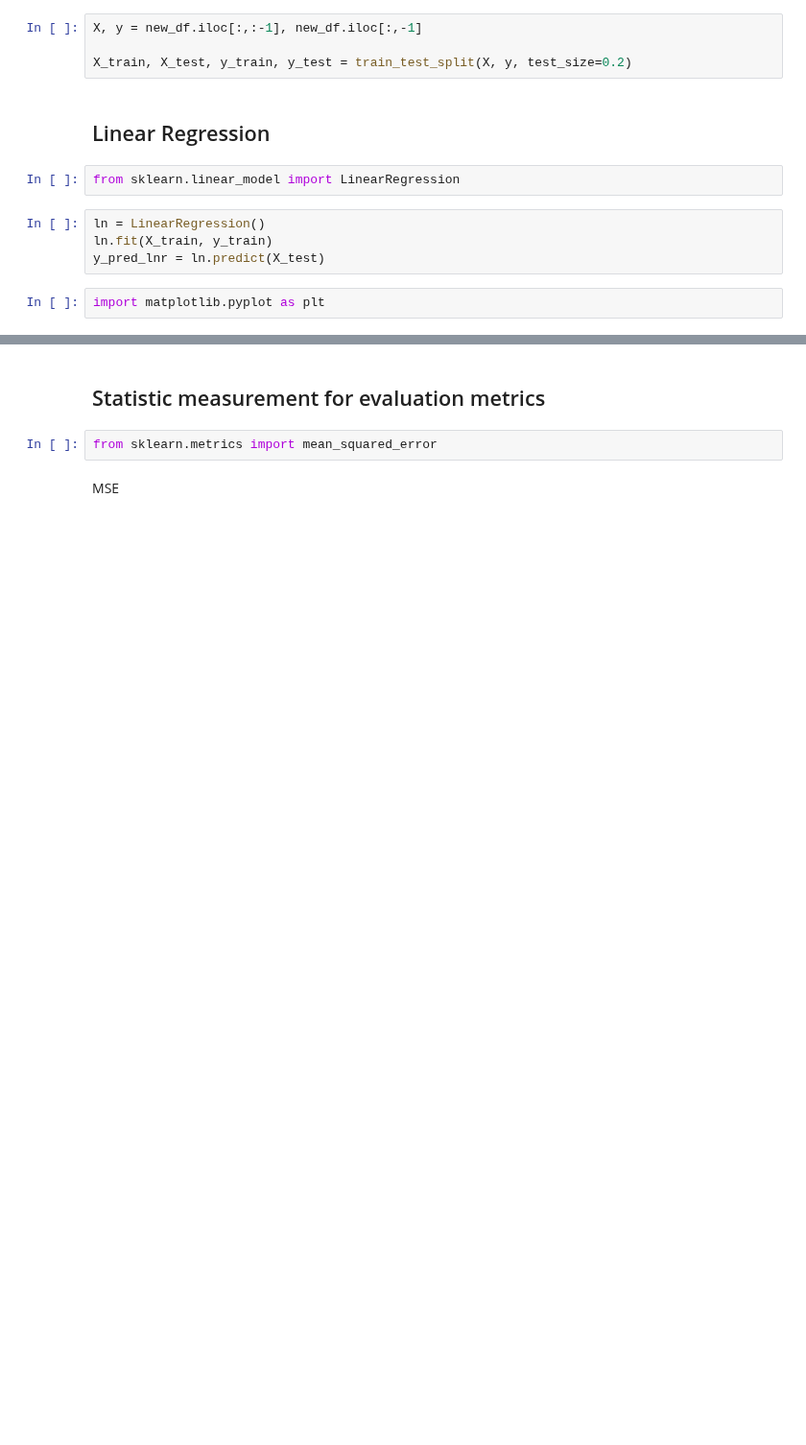
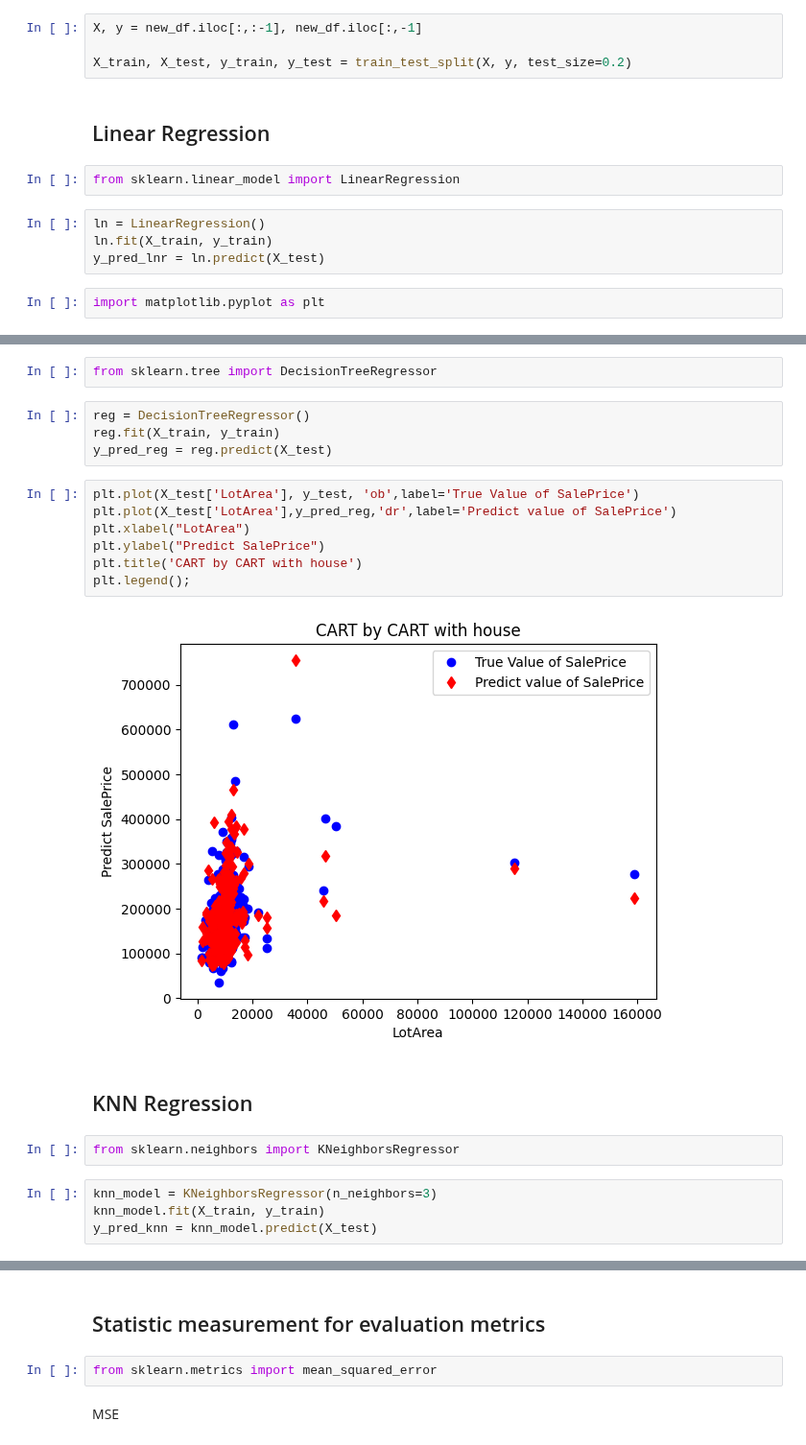
Before and after one commit to sitthatkaja/DPDM2023, a Jupyter notebook: dpdm23_final.ipynb, the cells around one changed output, grey strips where cells are left out. Shown at 96% size. Saved outputs shown, nothing was run; the diff lists cells and outputs as text; blank space fills up the shorter version.

```diff
--- a/dpdm23_final.ipynb
+++ b/dpdm23_final.ipynb
@@ -117,0 +135,23 @@ plt.legend();
+# %%
+from sklearn.tree import DecisionTreeRegressor
+# %%
+reg = DecisionTreeRegressor()
+reg.fit(X_train, y_train)
+y_pred_reg = reg.predict(X_test)
+# %%
+plt.plot(X_test['LotArea'], y_test, 'ob',label='True Value of SalePrice')
+plt.plot(X_test['LotArea'],y_pred_reg,'dr',label='Predict value of SalePrice')
+plt.xlabel("LotArea")
+plt.ylabel("Predict SalePrice")
+plt.title('CART by CART with house')
+plt.legend();
+# %% [output]
+[figure, added]
+# %% [markdown]
+## KNN Regression
+# %%
+from sklearn.neighbors import KNeighborsRegressor
+# %%
+knn_model = KNeighborsRegressor(n_neighbors=3)
+knn_model.fit(X_train, y_train)
+y_pred_knn = knn_model.predict(X_test)
```
Also changed, not shown: parts of 17 cells of this notebook.
